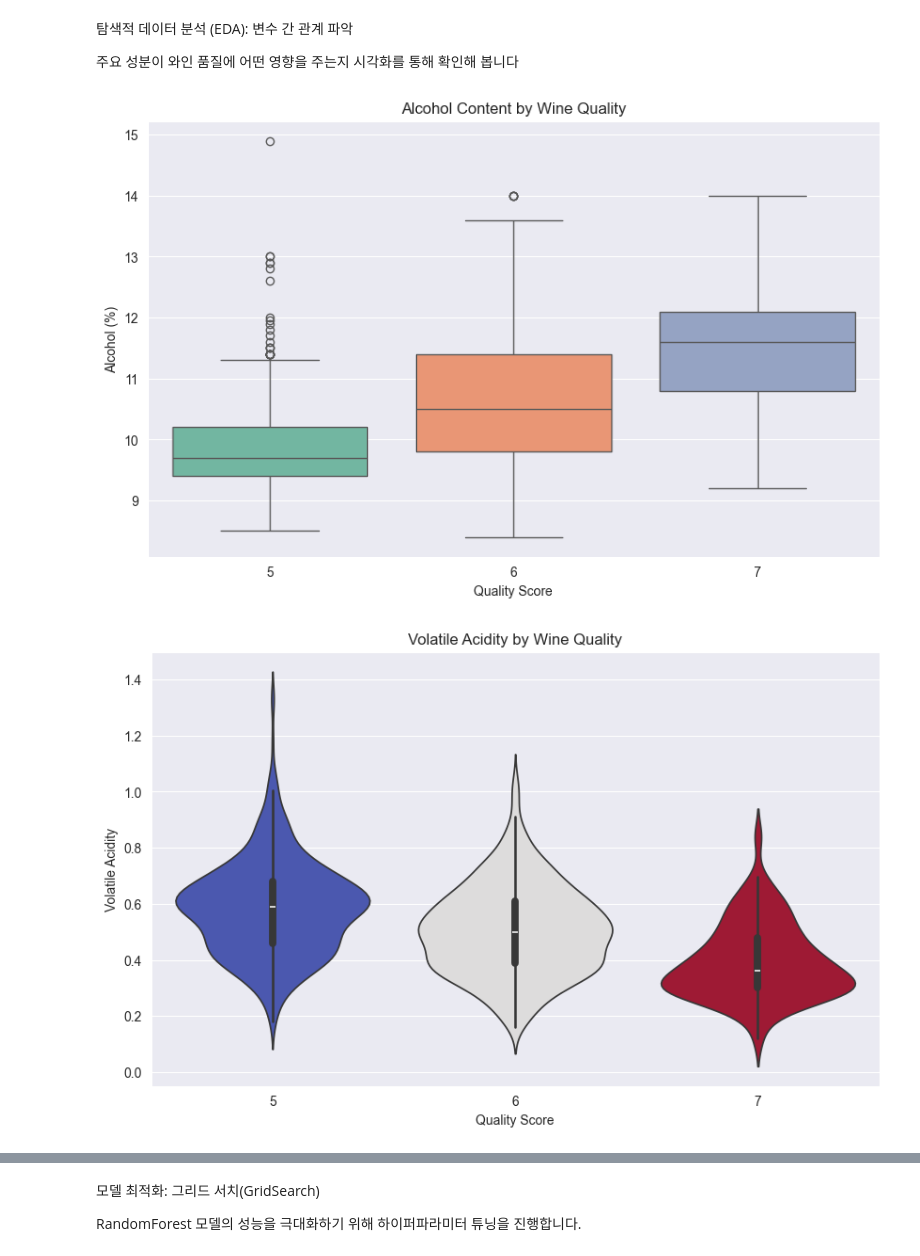
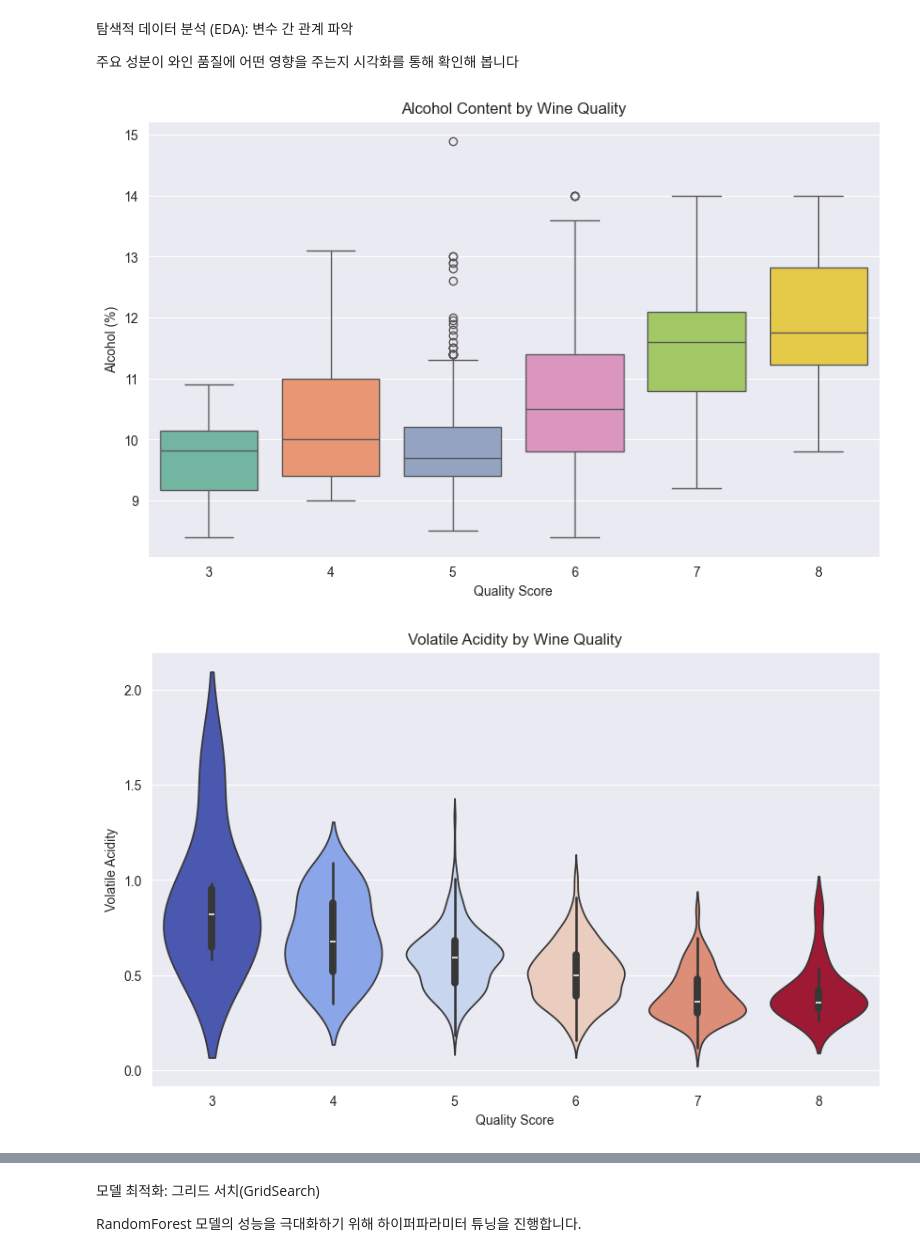
Before and after one commit to EDA-podo-wine/EDA-podo-wine, a Jupyter notebook: EDA_podo_wine.ipynb, the cells around one changed output, grey strips where cells are left out. Cells and saved outputs as stored; diff of their text form; code cells hidden in the pictures.

```diff
--- a/EDA_podo_wine.ipynb
+++ b/EDA_podo_wine.ipynb
@@ -24,12 +23,12 @@ if 'Id' in wine_df.columns:
 print(f"Id 제거 후 크기: {wine_df.shape}")
 
 # 3. 특정 Quality(3, 4, 8) 데이터 삭제: 샘플 수가 너무 적어 학습에 방해가 되는 등급 제거
-target_quality = [3, 4, 8]
-wine_df = wine_df[~wine_df['quality'].isin(target_quality)]
+# target_quality = [3, 4, 8]
+# wine_df = wine_df[~wine_df['quality'].isin(target_quality)]
 
 # 삭제 후 결과 확인: 5, 6, 7 등급 위주로 구성됨을 확인
-print(f"Quality(3, 4, 8) 삭제 후 크기: {wine_df.shape}")
-print(f"남은 품질 등급: {wine_df['quality'].unique()}")
+# print(f"Quality(3, 4, 8) 삭제 후 크기: {wine_df.shape}")
+# print(f"남은 품질 등급: {wine_df['quality'].unique()}")
 
 wine_df.head()
 # %% [output]
@@ -109,33 +106,46 @@ None
 # 알코올 도수가 품질 점수에 미치는 영향 분석
 plt.figure(figsize=(10, 6))
 sns.boxplot(x='quality', y='alcohol', data=wine_df, hue='quality', palette='Set2', legend=False)
 plt.title('Alcohol Content by Wine Quality')
 plt.xlabel('Quality Score')
 plt.ylabel('Alcohol (%)')
 plt.show()
 # 품질 점수가 높아질수록 알코올 도수의 중앙값이 상승하는 경향이 있는지 확인.
 
 # ----------------------------------------------------------------------#
 
 # 휘발성 산도(식초 맛)가 품질에 미치는 부정적 영향 분석
 plt.figure(figsize=(10, 6))
 sns.violinplot(x='quality', y='volatile acidity', data=wine_df, hue='quality', palette='coolwarm', legend=False)
 plt.title('Volatile Acidity by Wine Quality')
 plt.xlabel('Quality Score')
 plt.ylabel('Volatile Acidity')
 plt.show()
 # 산도가 너무 높으면 와인이 상한 맛을 내기 때문에 품질이 급격히 떨어진다.
 
 # ----------------------------------------------------------------------#
 
-# 두 산성 성분 간의 선형 관계 분석
+# 두 산성 성분 간의 선형 관계 분석 / 데이터의 일관성 확인(참고용)
 plt.figure(figsize=(10, 6))
 sns.scatterplot(x='fixed acidity', y='citric acid', hue='quality', data=wine_df, palette='viridis')
 plt.title('Citric Acid vs Fixed Acidity')
 plt.xlabel('Fixed Acidity')
 plt.ylabel('Citric Acid')
 plt.show()
 # 고정 산도가 높을수록 구연산 함량도 높아지는 양의 선형 관계가 있는지 확인.
+# 데이터의 신뢰성 검증, 성분 간의 중복성 확인.(고정 산도에는 구연산도 포함이 된다.)
+# 의미있는 산점도는 아니다. 알코올과 휘발성 산도 간의 산점도를 나타내는 것이 효과적이다.
+# ----------------------------------------------------------------------#
+
+# 품질에 가장 큰 영향을 미치는 두 변수 간의 관계 분석 (핵심)
+plt.figure(figsize=(10, 6))
+sns.scatterplot(x="alcohol", y="volatile acidity", hue="quality", data=wine_df, palette="flare")
+plt.title("Alcohol vs Volatile Acidity by Quality")
+plt.xlabel("Alcohol (%)")
+plt.ylabel("Volatile Acidity")
+plt.legend(title="Quality", bbox_to_anchor=(1.05, 1), loc="upper left")
+plt.show()
+# 고품질 와인일수록 알코올은 높고 휘발성 산도는 낮은 경향(우하향 분포)이 있는지 확인.
 # %% [output]
-[figure, old version]
+[figure, new version]
-[figure, old version]
+[figure, new version]
```
Also changed, not shown: parts of 11 cells of this notebook.
